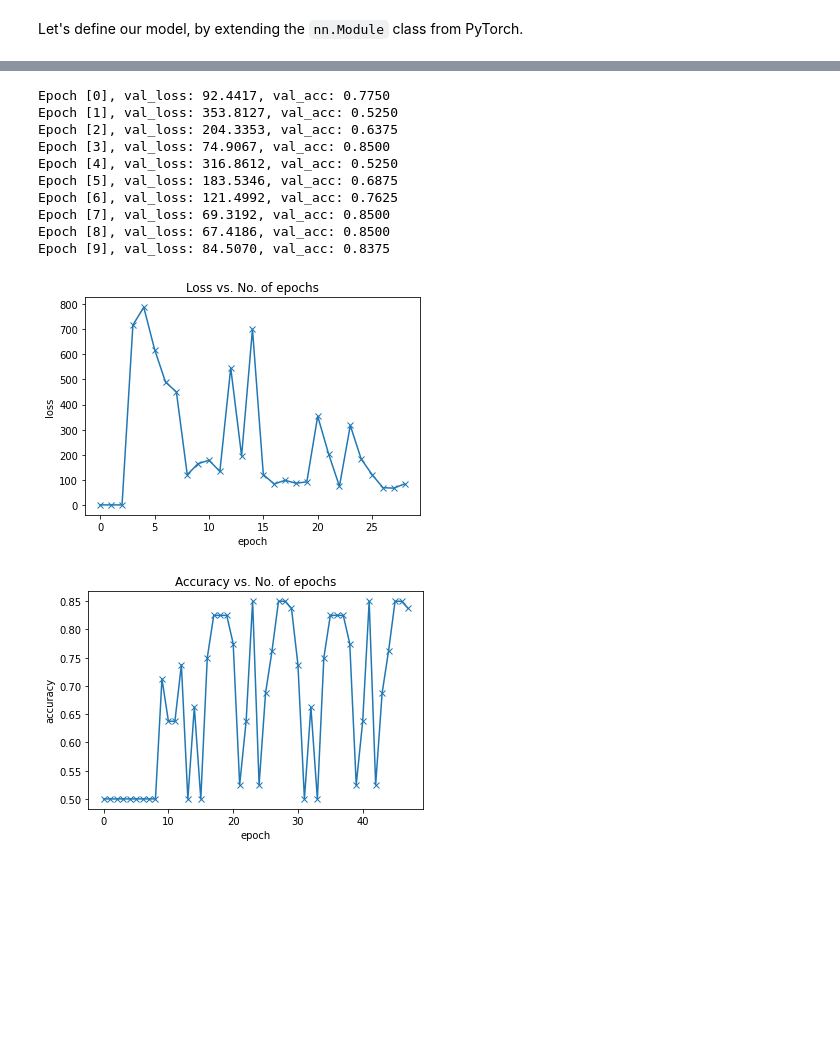
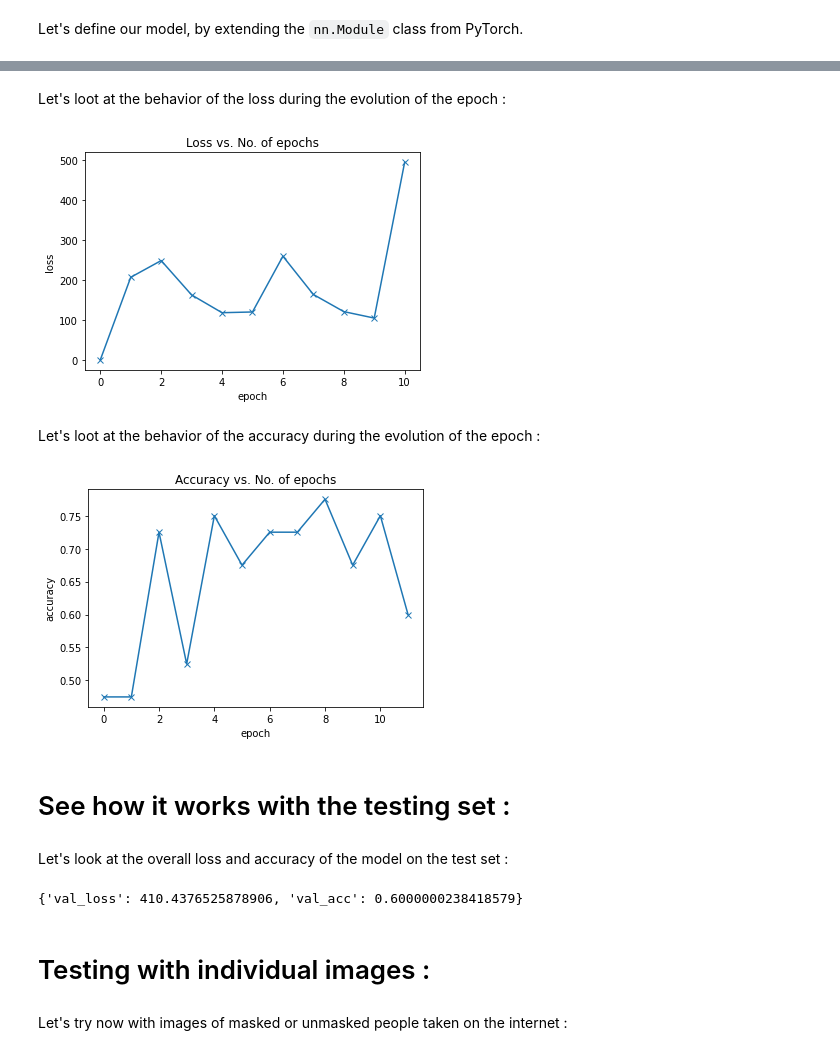
Before and after one commit to LabarreEurecom/MALIS-Masked_Face_Detection, a Jupyter notebook: Mask_Wear_Detection-Logistic_Regression-Grayscale.ipynb, the cells around one changed output, grey strips where cells are left out. Cells and saved outputs as stored; diff of their text form; code cells hidden in the pictures; blank space fills up the shorter version.

```diff
--- a/Mask_Wear_Detection-Logistic_Regression-Grayscale.ipynb
+++ b/Mask_Wear_Detection-Logistic_Regression-Grayscale.ipynb
@@ -99,12 +101,12 @@ While building real world machine learning models, it is quite common to split t
 from torch.utils.data import random_split
 from torch.utils.data import ConcatDataset
 
-train_ds_wm, val_ds_wm = random_split(ds_wm, [160, 40])
+train_ds_wm, temp = random_split(ds_wm, [140, 60])
+val_ds_wm, test_ds_wm = random_split(temp, [20, 40])
 
-train_ds_uwm, val_ds_uwm = random_split(ds_uwm, [160, 40])
+train_ds_uwm, temp = random_split(ds_uwm, [140, 60])
+val_ds_uwm, test_ds_uwm = random_split(temp, [20, 40])
 
 train_ds = train_ds_uwm + train_ds_wm
 val_ds = val_ds_uwm + val_ds_wm
-
-print("Length of the training set : {}\n".format(len(train_ds)))
-print("Length of the validation set = {}\n".format(len(val_ds)))
+test_ds = test_ds_uwm + test_ds_wm
@@ -325,3 +431,3 @@ result0
 # %%
-history = fit(8, 0.01, model, train_loader, val_loader)
+history = fit(10, 0.01, model, train_loader, val_loader)
 # %% [output]
@@ -347,41 +444,46 @@ Epoch [7], val_loss: 86.9825, val_acc: 0.8250
-# %%
-history3 = fit(10, 0.01, model, train_loader, val_loader)
-# %% [output]
-Epoch [0], val_loss: 92.4417, val_acc: 0.7750
-Epoch [1], val_loss: 353.8127, val_acc: 0.5250
-Epoch [2], val_loss: 204.3353, val_acc: 0.6375
-Epoch [3], val_loss: 74.9067, val_acc: 0.8500
-Epoch [4], val_loss: 316.8612, val_acc: 0.5250
-Epoch [5], val_loss: 183.5346, val_acc: 0.6875
-Epoch [6], val_loss: 121.4992, val_acc: 0.7625
-Epoch [7], val_loss: 69.3192, val_acc: 0.8500
-Epoch [8], val_loss: 67.4186, val_acc: 0.8500
-Epoch [9], val_loss: 84.5070, val_acc: 0.8375
+# %% [markdown]
+Let's loot at the behavior of the loss during the evolution of the epoch :
 # %%
 import matplotlib.pyplot as plt
 
-history = [result0] + history + history2 + history3
+history = [result0] + history
 loss = [result['val_loss'] for result in history]
 plt.plot(loss, '-x')
 plt.xlabel('epoch')
 plt.ylabel('loss')
 plt.title('Loss vs. No. of epochs');
 # %% [output]
-[figure, old version]
+[figure, new version]
+# %% [markdown]
+Let's loot at the behavior of the accuracy during the evolution of the epoch :
 # %%
 
-history = [result0] + history + history2 + history3
+history = [result0] + history
 accuracies = [result['val_acc'] for result in history]
 plt.plot(accuracies, '-x')
 plt.xlabel('epoch')
 plt.ylabel('accuracy')
 plt.title('Accuracy vs. No. of epochs');
 # %% [output]
-[figure, old version]
+[figure, new version]
+# %% [markdown]
+# See how it works with the testing set :
+# %% [markdown]
+Let's look at the overall loss and accuracy of the model on the test set :
+# %%
+test_loader = DataLoader(test_ds, batch_size=80)
+result = evaluate(model, test_loader)
+result
+# %% [output]
+{'val_loss': 410.4376525878906, 'val_acc': 0.6000000238418579}
+# %% [markdown]
+# Testing with individual images :
 # %%
 def predict_image(img, model):
     xb = img.unsqueeze(0)
     yb = model(xb)
     _, preds  = torch.max(yb, dim=1)
     return preds[0].item()
+# %% [markdown]
+Let's try now with images of masked or unmasked people taken on the internet :
 # %%
```
Also changed, not shown: parts of 48 cells of this notebook.
